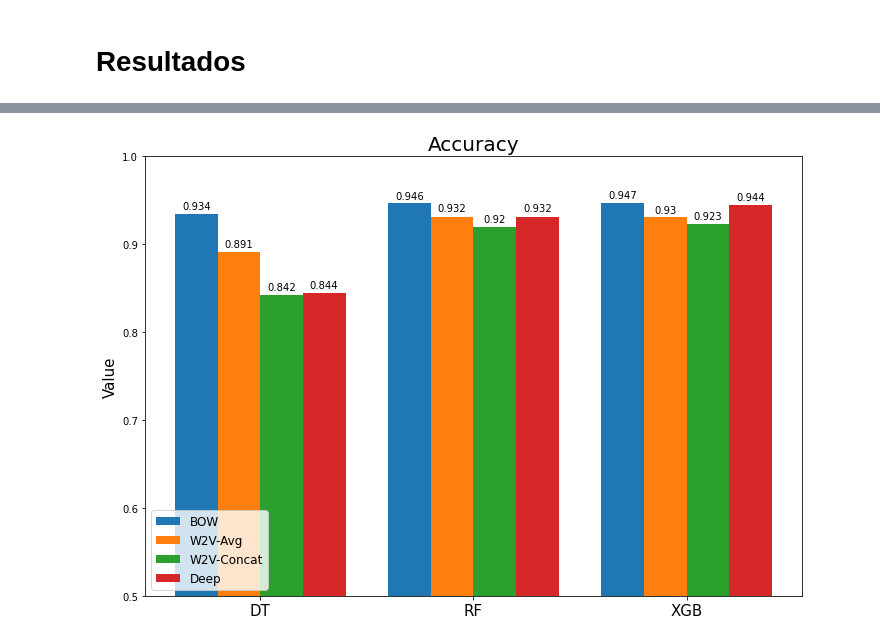
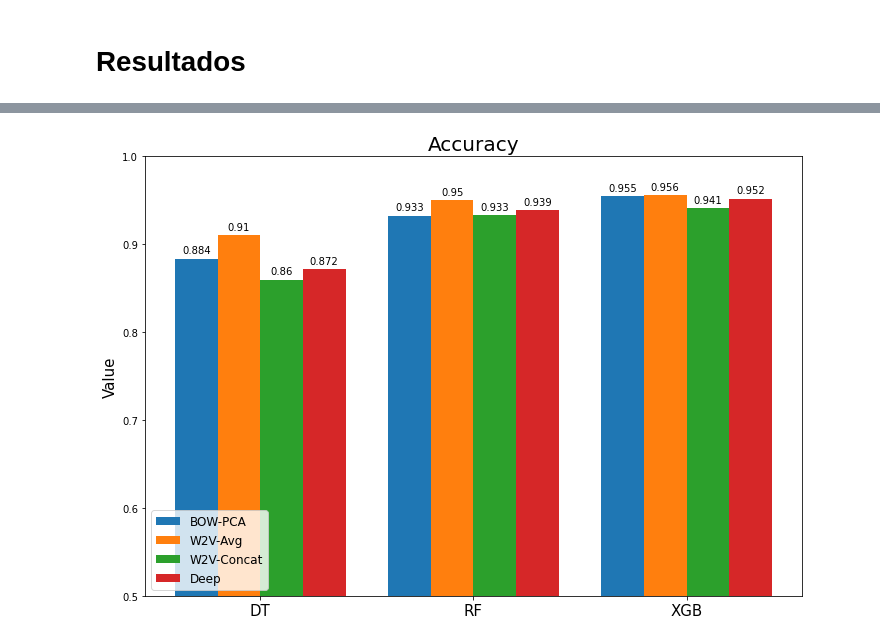
Before and after one commit to Cesard97/ToxicDetection, a Jupyter notebook: ToxicDetection_Solution.ipynb, the cells around one changed output, grey strips where cells are left out. Saved outputs shown, nothing was run; the diff lists cells and outputs as text; code cells hidden in the pictures.

```diff
--- a/ToxicDetection_Solution.ipynb
+++ b/ToxicDetection_Solution.ipynb
@@ -207,8 +216,8 @@ for msg in X_test_tk:
     test_corpus.append(dict_msgs.doc2bow(msg))
 # %%
 # Crear matriz de caracteristicas BOW
-X_train_bow = np.zeros((len(train_corpus), len(dict_msgs)), dtype = np.int32)
-X_test_bow = np.zeros((len(test_corpus), len(dict_msgs)), dtype = np.int32)
+X_train_bow = np.zeros((len(train_corpus), len(dict_msgs)), dtype = np.int8)
+X_test_bow = np.zeros((len(test_corpus), len(dict_msgs)), dtype = np.int8)
 
 # Llenar matrices
 for i, msg in enumerate(train_corpus):
@@ -431,11 +372,11 @@ def train_test_models(model, X_train, y_train, X_test, y_test, model_id='Model',
 dt_clf = DecisionTreeClassifier()
 
 # BOW
-results = train_test_models(dt_clf, X_train_bow, y_train, X_test_bow, y_test, model_id='DT', test_id='BOW')
+# results = train_test_models(dt_clf, X_train_bow, y_train, X_test_bow, y_test, model_id='DT', test_id='BOW')
+# results_df = pd.DataFrame.from_dict([results])
+
+results = train_test_models(dt_clf, X_train_bow_pca, y_train, X_test_bow_pca, y_test, model_id='DT', test_id='BOW-PCA')
 results_df = pd.DataFrame.from_dict([results])
-
-# results = train_test_models(dt_clf, X_train_bow_pca, y_train, X_train_bow_pca, y_test, model_id='DT', test_id='BOW-PCA')
-# results_df = results_df.append(results, ignore_index=True)
 
 # Word2Vec
 results = train_test_models(dt_clf, X_train_w2v_avg, y_train, X_test_w2v_avg, y_test, model_id='DT', test_id='W2V-Avg')
@@ -443,21 +384,17 @@ results_df = results_df.append(results, ignore_index=True)
 
 results = train_test_models(dt_clf, X_train_w2v_concat, y_train, X_test_w2v_concat, y_test, model_id='DT', test_id='W2V-Concat')
 results_df = results_df.append(results, ignore_index=True)
-
-# Deep
-results = train_test_models(dt_clf, X_train_deep, y_train, X_test_deep, y_test, model_id='DT', test_id='Deep')
-results_df = results_df.append(results, ignore_index=True)
 # %% [markdown]
 ## RandomForest
 # %%
 rf_clf = RandomForestClassifier(verbose=1, n_jobs=-2)
 
 # BOW
-results = train_test_models(rf_clf, X_train_bow, y_train, X_test_bow, y_test, model_id='RF', test_id='BOW')
+# results = train_test_models(rf_clf, X_train_bow, y_train, X_test_bow, y_test, model_id='RF', test_id='BOW')
+# results_df = results_df.append(results, ignore_index=True)
+
+results = train_test_models(rf_clf, X_train_bow_pca, y_train, X_test_bow_pca, y_test, model_id='RF', test_id='BOW-PCA')
 results_df = results_df.append(results, ignore_index=True)
-
-# results = train_test_models(rf_clf, X_train_bow_pca, y_train, X_train_bow_pca, y_test, model_id='RF', test_id='BOW-PCA')
-# results_df = results_df.append(results, ignore_index=True)
 
 # Word2Vec
 results = train_test_models(rf_clf, X_train_w2v_avg, y_train, X_test_w2v_avg, y_test, model_id='RF', test_id='W2V-Avg')
@@ -465,9 +402,5 @@ results_df = results_df.append(results, ignore_index=True)
 
 results = train_test_models(rf_clf, X_train_w2v_concat, y_train, X_test_w2v_concat, y_test, model_id='RF', test_id='W2V-Concat')
 results_df = results_df.append(results, ignore_index=True)
-
-# Deep
-results = train_test_models(rf_clf, X_train_deep, y_train, X_test_deep, y_test, model_id='RF', test_id='Deep')
-results_df = results_df.append(results, ignore_index=True)
 # %% [output]
 [Parallel(n_jobs=-2)]: Using backend ThreadingBackend with 11 concurrent workers.
@@ -495,11 +429,11 @@ from xgboost import XGBClassifier
 xgb_clf = XGBClassifier(n_estimators=1000, max_depth=7, eta=0.1, subsample=0.7, colsample_bytree=0.8)
 
 # BOW
-results = train_test_models(xgb_clf, X_train_bow, y_train, X_test_bow, y_test, model_id='XGB', test_id='BOW')
+# results = train_test_models(xgb_clf, X_train_bow, y_train, X_test_bow, y_test, model_id='XGB', test_id='BOW')
+# results_df = results_df.append(results, ignore_index=True)
+
+results = train_test_models(xgb_clf, X_train_bow_pca, y_train, X_test_bow_pca, y_test, model_id='XGB', test_id='BOW-PCA')
 results_df = results_df.append(results, ignore_index=True)
-
-# results = train_test_models(xgb_clf, X_train_bow_pca, y_train, X_train_bow_pca, y_test, model_id='RF', test_id='BOW-PCA')
-# results_df = results_df.append(results, ignore_index=True)
 
 # Word2Vec
 results = train_test_models(xgb_clf, X_train_w2v_avg, y_train, X_test_w2v_avg, y_test, model_id='XGB', test_id='W2V-Avg')
@@ -507,7 +441,3 @@ results_df = results_df.append(results, ignore_index=True)
 
 results = train_test_models(xgb_clf, X_train_w2v_concat, y_train, X_test_w2v_concat, y_test, model_id='XGB', test_id='W2V-Concat')
 results_df = results_df.append(results, ignore_index=True)
-
-# Deep
-results = train_test_models(xgb_clf, X_train_deep, y_train, X_test_deep, y_test, model_id='XGB', test_id='Deep')
-results_df = results_df.append(results, ignore_index=True)
@@ -534,7 +507,7 @@ results_df.sort_values(by='Accuracy', ascending=False)
 labels = ['DT', 'RF', 'XGB']
 
 # Data
-BOW = results_df.loc[results_df['Test'] == 'BOW']['Accuracy'].values
+BOW = results_df.loc[results_df['Test'] == 'BOW-PCA']['Accuracy'].values
 W2V_AVG = results_df.loc[results_df['Test'] == 'W2V-Avg']['Accuracy'].values
 W2V_Concat = results_df.loc[results_df['Test'] == 'W2V-Concat']['Accuracy'].values
 DEEP = results_df.loc[results_df['Test'] == 'Deep']['Accuracy'].values
@@ -546,7 +519,7 @@ width = 0.2  # the width of the bars
 fig, ax = plt.subplots(figsize=(10,7))
 
 # Locate bar graphs
-rects1 = ax.bar(x - 3*width/2, BOW, width, label='BOW')
+rects1 = ax.bar(x - 3*width/2, BOW, width, label='BOW-PCA')
 rects2 = ax.bar(x - width/2, W2V_AVG, width, label='W2V-Avg')
 rects3 = ax.bar(x + width/2, W2V_Concat, width, label='W2V-Concat')
 rects4 = ax.bar(x + 3*width/2, DEEP, width, label='Deep')
@@ -555,31 +528,31 @@ rects4 = ax.bar(x + 3*width/2, DEEP, width, label='Deep')
 # Add some text for labels, title and custom x-axis tick labels, etc.
 ax.set_ylabel('Value', fontsize=15)
 ax.set_title("Accuracy", fontsize=20)
 ax.set_xticks(x)
 ax.set_xticklabels(labels, fontsize=15)
 ax.set_ylim((0.5, 1))
 ax.legend(loc=3, fontsize=12)
 
 # Autolabel bars
 def autolabel(rects):
     """Attach a text label above each bar in *rects*, displaying its height."""
     for rect in rects:
         height = round(rect.get_height(), 3)
         ax.annotate('{}'.format(height),
                     xy=(rect.get_x() + rect.get_width() / 2, height),
                     xytext=(0, 3),  # 3 points vertical offset
                     textcoords="offset points",
                     ha='center', va='bottom')
 
 # Label bars
 autolabel(rects1)
 autolabel(rects2)
 autolabel(rects3)
 autolabel(rects4)
 
 # Plot
 fig.tight_layout()
 fig.savefig('./results/accuracy.png')
 plt.show()
 # %% [output]
-[figure, old version]
+[figure, new version]
```
Also changed, not shown: parts of 20 cells of this notebook.
